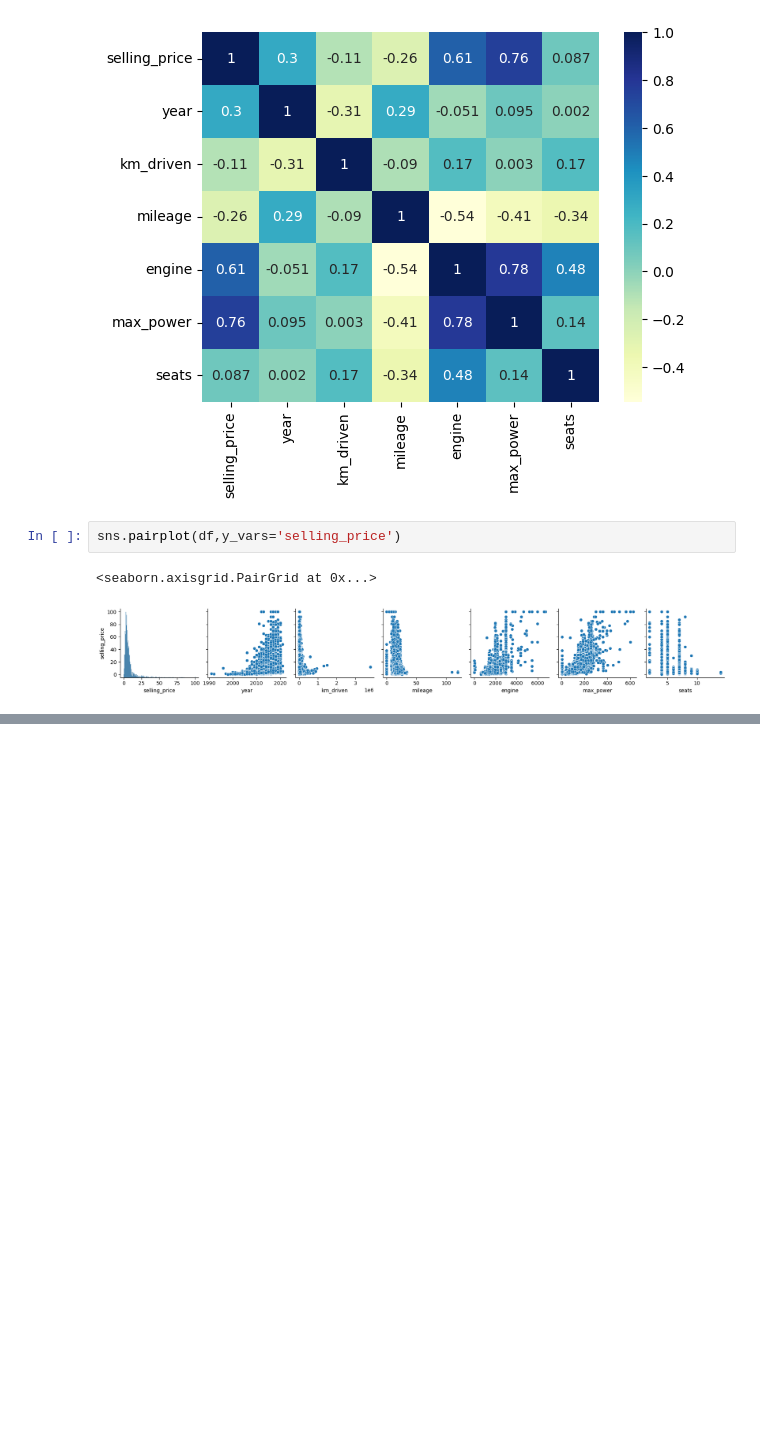
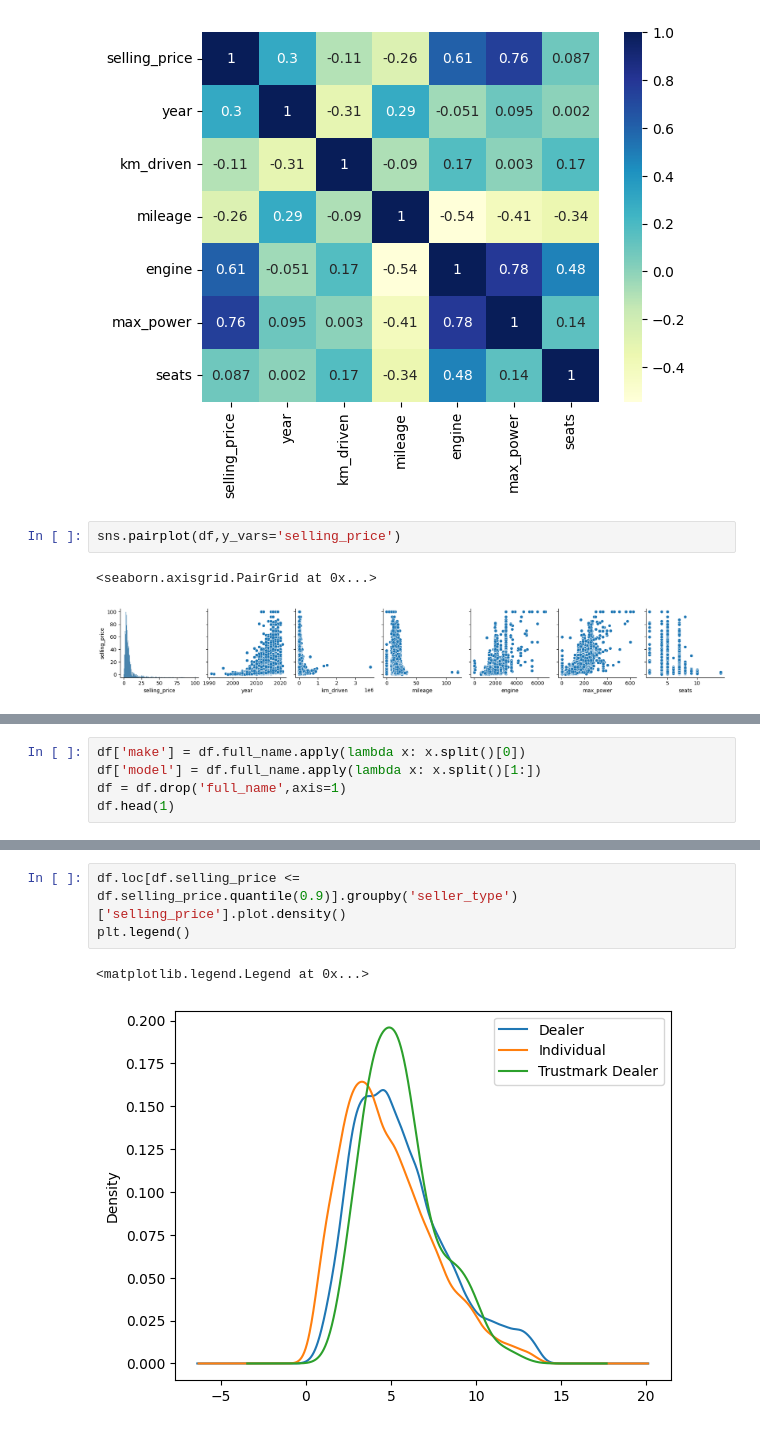
Before and after one commit to ManiCEH/ML, a Jupyter notebook: Linear_Regression_Model.ipynb, the cells around one changed output, grey strips where cells are left out. Cells and saved outputs as stored; diff of their text form; blank space fills up the shorter version.

```diff
--- a/Linear_Regression_Model.ipynb
+++ b/Linear_Regression_Model.ipynb
@@ -205,0 +257,5 @@ sns.pairplot(df,y_vars='selling_price')
+# %%
+df['make'] = df.full_name.apply(lambda x: x.split()[0])
+df['model'] = df.full_name.apply(lambda x: x.split()[1:])
+df = df.drop('full_name',axis=1)
+df.head(1)
@@ -205,0 +273,6 @@ sns.pairplot(df,y_vars='selling_price')
+# %%
+df.loc[df.selling_price <= df.selling_price.quantile(0.9)].groupby('seller_type')['selling_price'].plot.density()
+plt.legend()
+# %% [output]
+<matplotlib.legend.Legend at 0x...>
+[figure, added]
```
Also changed, not shown: parts of 15 cells of this notebook, 1 other file.
